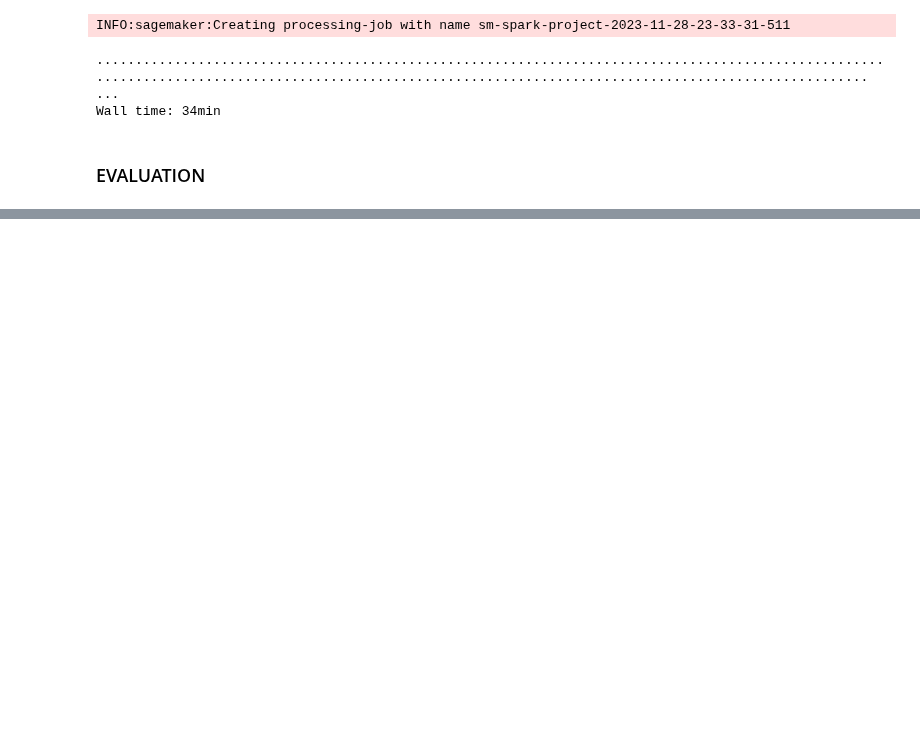
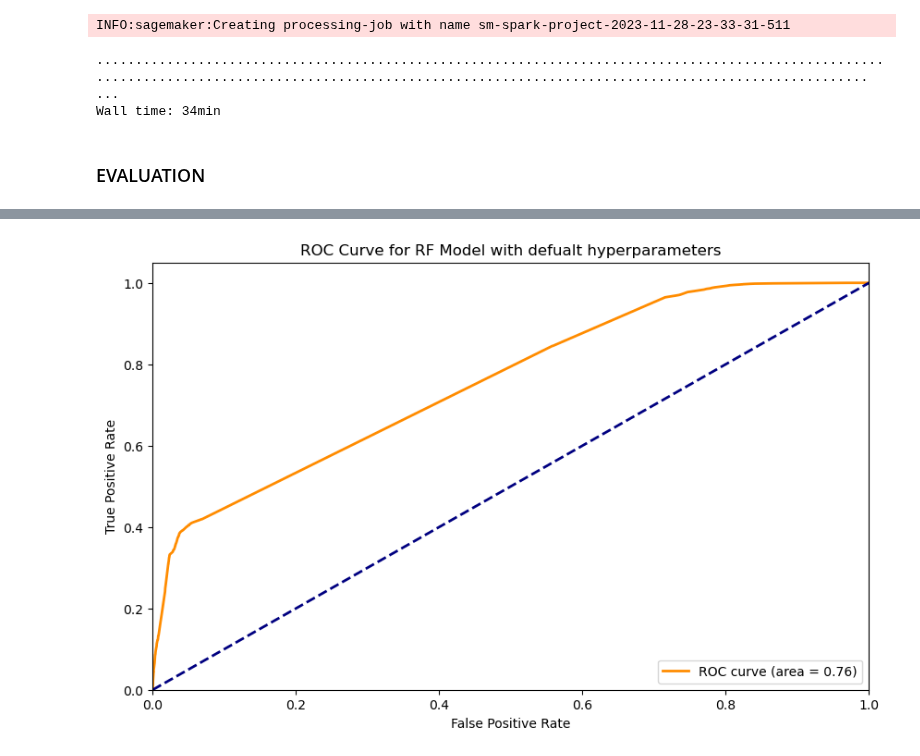
Before and after one commit to Sangeetha-238/BigData_Reddit_Analysis, a Jupyter notebook: code/ml/project_ml.ipynb, the cells around one changed output, grey strips where cells are left out. Cells and saved outputs as stored; diff of their text form; code cells hidden in the pictures; blank space fills up the shorter version.

```diff
--- a/code/ml/project_ml.ipynb
+++ b/code/ml/project_ml.ipynb
@@ -667,0 +832,44 @@ plt.show()
+# %%
+from pyspark.sql.functions import udf
+from pyspark.sql.types import FloatType
+import pandas as pd
+
+# Function to extract the probability of the positive class
+get_probability = udf(lambda v: float(v[1]), FloatType())
+
+# Add a new column with the probability for the positive class
+roc_data_RF = transformed_test_RF.withColumn("positive_probability", get_probability("probability"))
+roc_data_RF_hp = transformed_test_RF_withHyperparams.withColumn("positive_probability", get_probability("probability"))
+
+# Collect the data
+roc_data_RF = roc_data_RF.select("positive_probability", "subreddit_ix").toPandas()
+roc_data_RF_hp = roc_data_RF_hp.select("positive_probability", "subreddit_ix").toPandas()
+
+# Probabilities and actual labels
+y_probs_RF = roc_data_RF['positive_probability']
+y_orig_RF = roc_data_RF['subreddit_ix']
+y_probs_RF_hp = roc_data_RF_hp['positive_probability']
+y_orig_RF_hp = roc_data_RF_hp['subreddit_ix']
+# %%
+from sklearn.metrics import roc_curve, auc
+
+# Calculate the ROC curve points
+fpr, tpr, thresholds = roc_curve(y_orig_RF, y_probs_RF)
+
+# Calculate the AUC (Area under the Curve)
+roc_auc_RF = auc(fpr, tpr)
+
+# Plotting
+plt.figure(figsize=(10, 6))
+plt.plot(fpr, tpr, color='darkorange', lw=2, label=f'ROC curve (area = {roc_auc_RF:.2f})')
+plt.plot([0, 1], [0, 1], color='navy', lw=2, linestyle='--')
+plt.xlim([0.0, 1.0])
+plt.ylim([0.0, 1.05])
+plt.xlabel('False Positive Rate')
+plt.ylabel('True Positive Rate')
+plt.title('ROC Curve for RF Model with defualt hyperparameters')
+plt.legend(loc="lower right")
+plt.savefig("../../data/plots/ROC1_Classification_Model1.png", dpi=300)
+plt.show()
+# %% [output]
+[figure, added]
```
Also changed, not shown: parts of 23 cells of this notebook, 5 other files.
